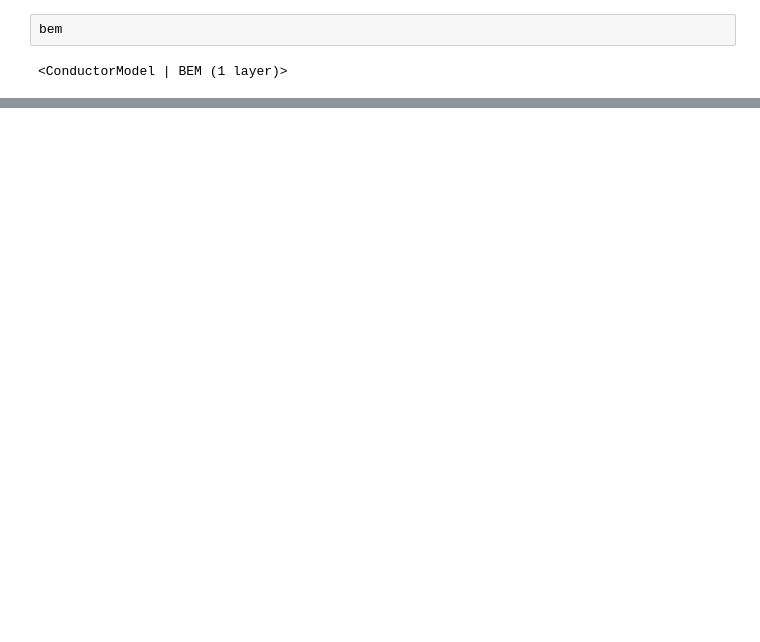
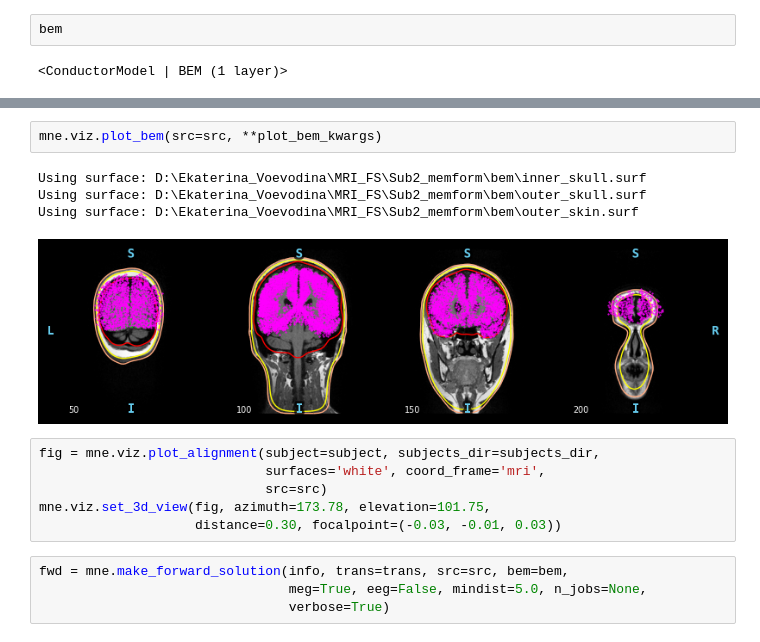
Before and after one commit to bonokat/memory_formation, a Jupyter notebook: dirty_field/src_rec.ipynb, the cells around one changed output, grey strips where cells are left out. Cells and saved outputs as stored; diff of their text form; blank space fills up the shorter version.

```diff
--- a/dirty_field/src_rec.ipynb
+++ b/dirty_field/src_rec.ipynb
@@ -58,0 +102,17 @@ bem
+# %%
+mne.viz.plot_bem(src=src, **plot_bem_kwargs)
+# %% [output]
+Using surface: D:\Ekaterina_Voevodina\MRI_FS\Sub2_memform\bem\inner_skull.surf
+Using surface: D:\Ekaterina_Voevodina\MRI_FS\Sub2_memform\bem\outer_skull.surf
+Using surface: D:\Ekaterina_Voevodina\MRI_FS\Sub2_memform\bem\outer_skin.surf
+[figure, added]
+# %%
+fig = mne.viz.plot_alignment(subject=subject, subjects_dir=subjects_dir,
+                             surfaces='white', coord_frame='mri',
+                             src=src)
+mne.viz.set_3d_view(fig, azimuth=173.78, elevation=101.75,
+                    distance=0.30, focalpoint=(-0.03, -0.01, 0.03))
+# %%
+fwd = mne.make_forward_solution(info, trans=trans, src=src, bem=bem,
+                                meg=True, eeg=False, mindist=5.0, n_jobs=None,
+                                verbose=True)
```
Also changed, not shown: parts of 25 cells of this notebook, 6 other files.
